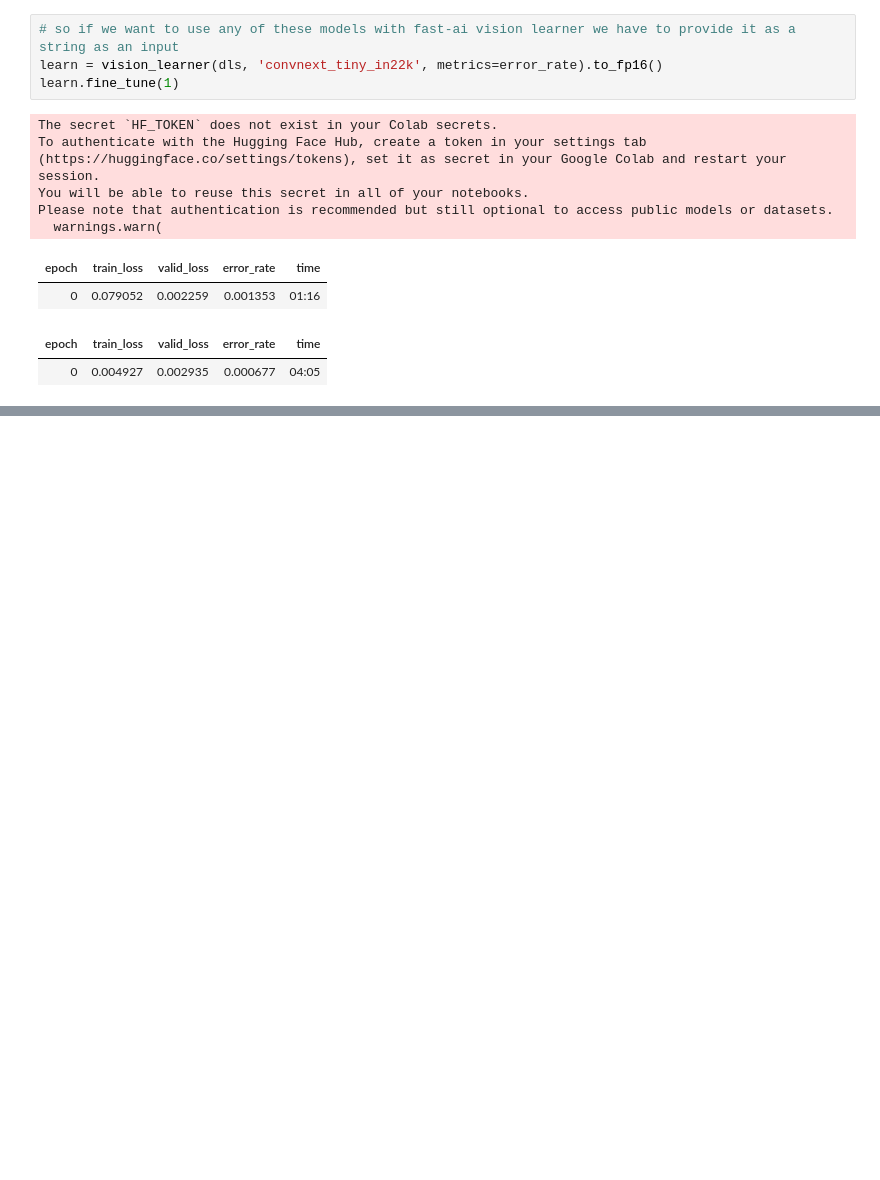
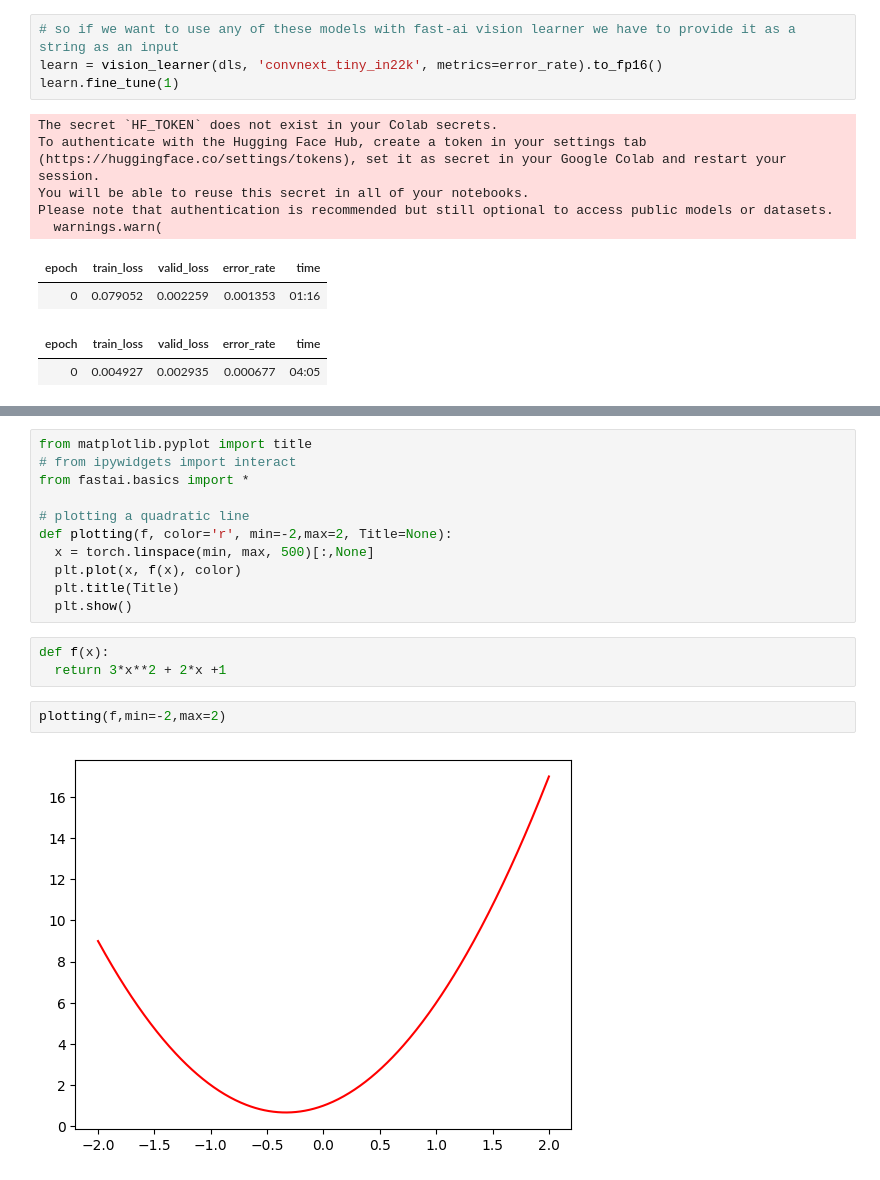
Before and after one commit to AwaisAli37405/Deep_Learning_with_fast_ai, a Jupyter notebook: Deep_Learning_fast_ai.ipynb, the cells around one changed output, grey strips where cells are left out. Saved outputs shown, nothing was run; the diff lists cells and outputs as text; blank space fills up the shorter version.

```diff
--- a/Deep_Learning_fast_ai.ipynb
+++ b/Deep_Learning_fast_ai.ipynb
@@ -127,0 +226,18 @@ Please note that authentication is recommended but still optional to access publ
+# %%
+from matplotlib.pyplot import title
+# from ipywidgets import interact
+from fastai.basics import *
+
+# plotting a quadratic line
+def plotting(f, color='r', min=-2,max=2, Title=None):
+  x = torch.linspace(min, max, 500)[:,None]
+  plt.plot(x, f(x), color)
+  plt.title(Title)
+  plt.show()
+# %%
+def f(x):
+  return 3*x**2 + 2*x +1
+# %%
+plotting(f,min=-2,max=2)
+# %% [output]
+[figure, added]
```
Also changed, not shown: parts of 26 cells of this notebook.
